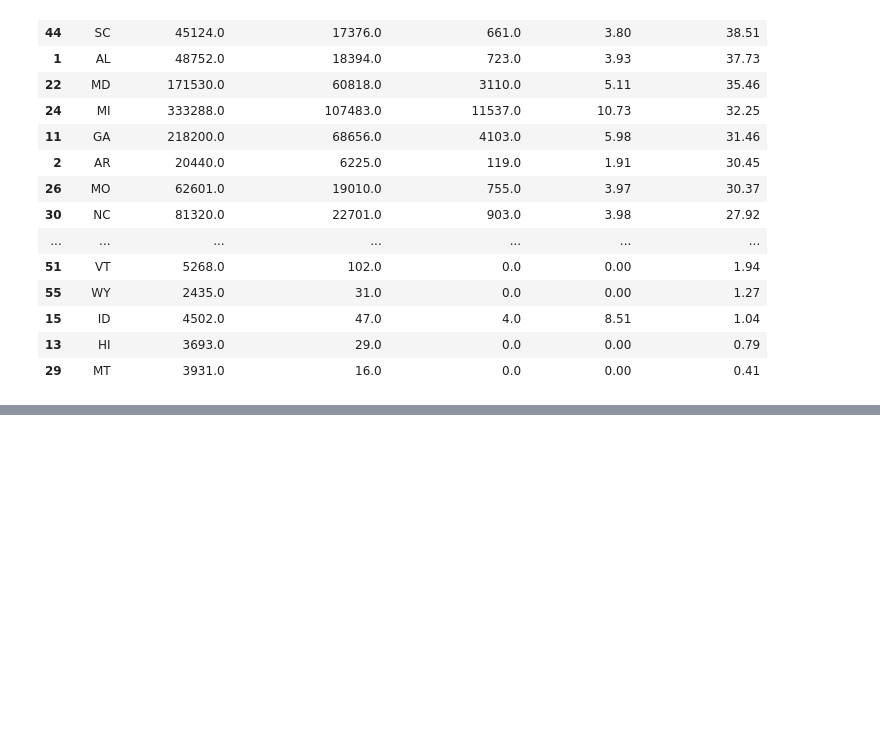
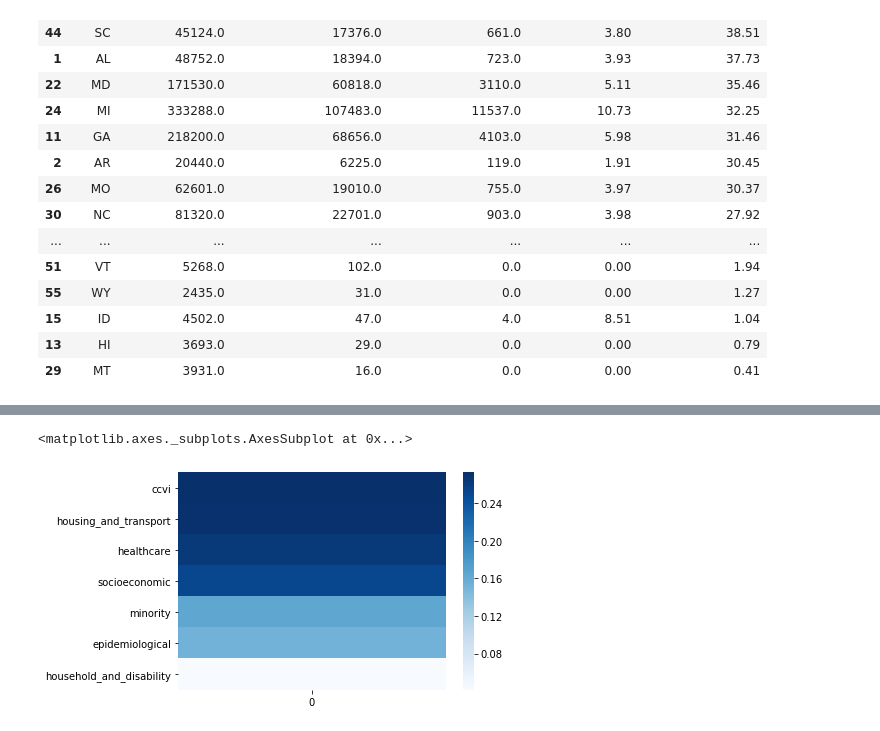
Before and after one commit to kmussar/covid19_datathon, a Jupyter notebook: eda/KM_Disparity_positives_to_deaths.ipynb, the cells around one changed output, grey strips where cells are left out. Saved outputs shown, nothing was run; the diff lists cells and outputs as text; code cells hidden in the pictures; blank space fills up the shorter version.

```diff
--- a/eda/KM_Disparity_positives_to_deaths.ipynb
+++ b/eda/KM_Disparity_positives_to_deaths.ipynb
@@ -157,0 +351,7 @@ black
+# %%
+correlations = [0.272669,0.271125,0.264202,0.251910,0.166052,0.152616,0.041500]
+factors = (['ccvi','housing_and_transport','healthcare','socioeconomic',
+            'minority','epidemiological','household_and_disability'])
+corr_df = pd.DataFrame(data=correlations,index=factors)
+corr_df.reset_index()
+corr_df
@@ -157,0 +367,5 @@ black
+# %%
+sns.heatmap(corr_df, annot=False, cmap ='Blues' )
+# %% [output]
+<matplotlib.axes._subplots.AxesSubplot at 0x...>
+[figure, added]
```
Also changed, not shown: parts of 41 cells of this notebook.
